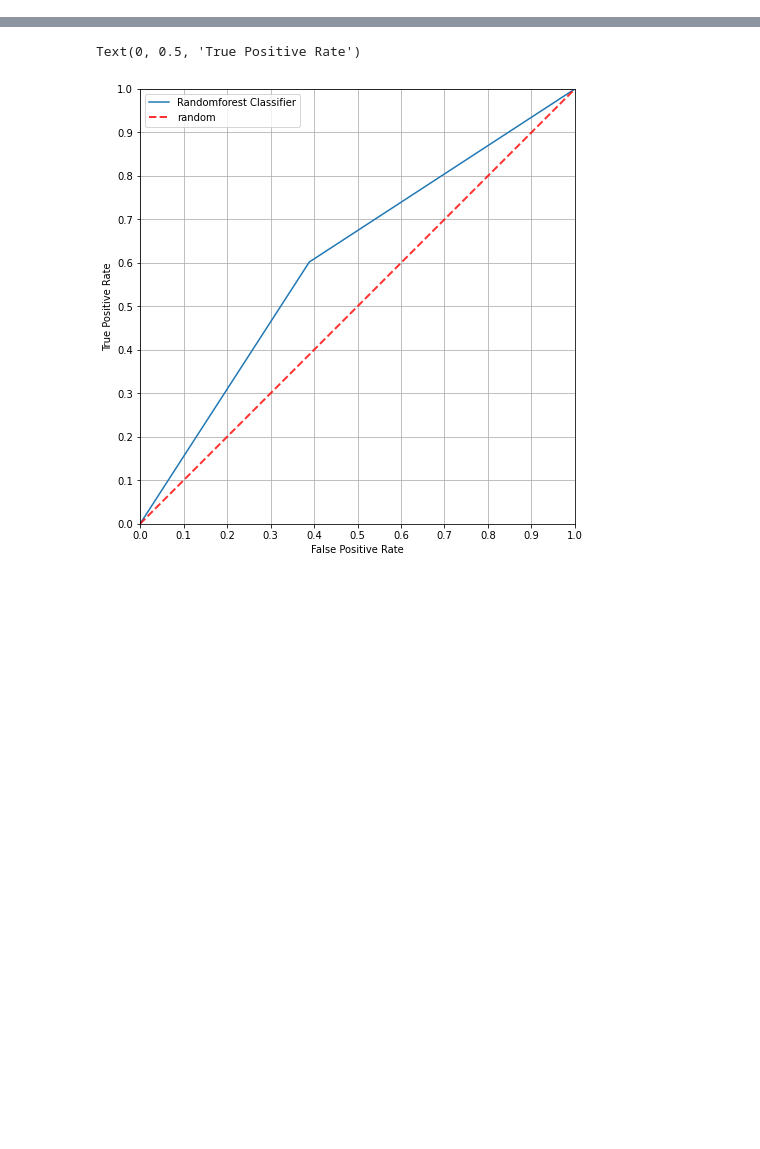
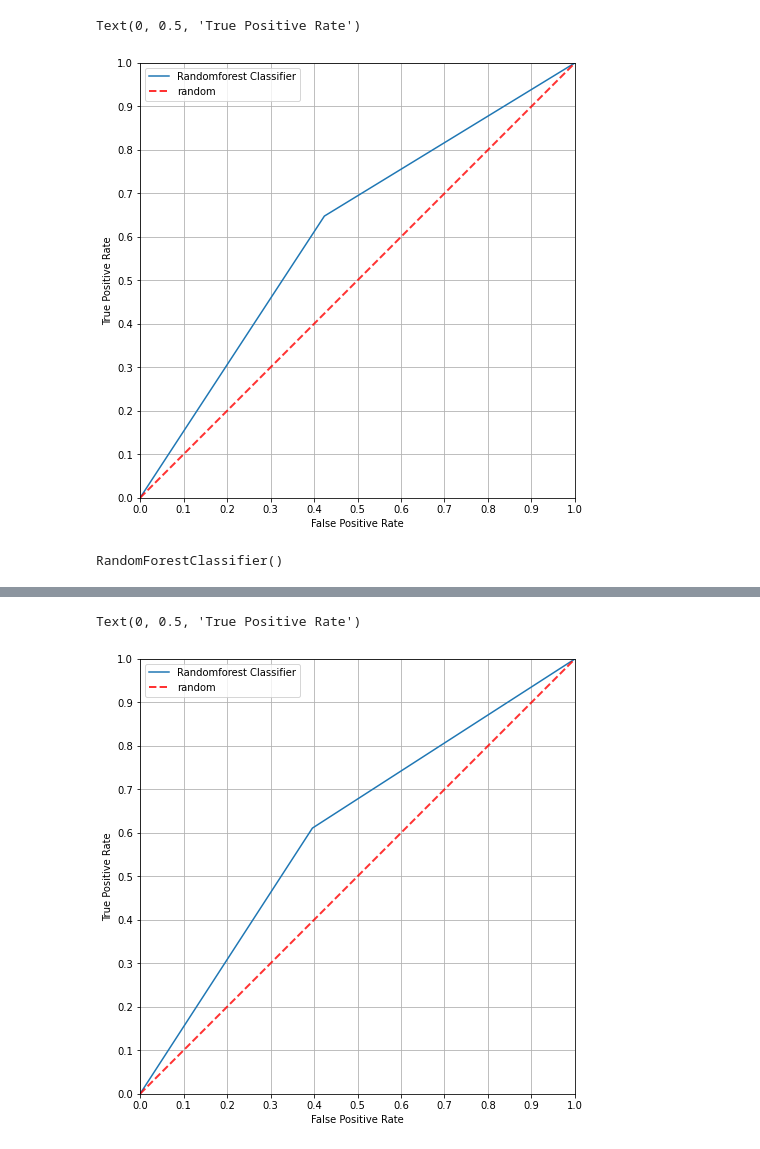
Before and after one commit to GuangyanCai/CS273A-Project, a Jupyter notebook: 273Aproject_undersampled_RandomForest.ipynb, the cells around one changed output, grey strips where cells are left out. Drawn from its saved outputs; the diff is of its cells as text; code cells hidden in the pictures; blank space fills up the shorter version.

```diff
--- a/273Aproject_undersampled_RandomForest.ipynb
+++ b/273Aproject_undersampled_RandomForest.ipynb
@@ -64,0 +148,23 @@ The best parameter: 191
+# %%
+##############
+# ROC Curve #
+#############
+from sklearn.metrics import roc_curve
+fpr, tpr, thresholds=roc_curve(y_test_setting1, y_pred)
+import matplotlib.pyplot as plt
+plt.figure(figsize=(8,8))
+plt.plot(fpr, tpr, label='Randomforest Classifier')
+plt.plot([0, 1], [0, 1], linestyle='--', lw=2, color='r',
+         label='random', alpha=.8)
+plt.xlim([0,1])
+plt.ylim([0,1])
+plt.xticks(np.arange(0,1.1,0.1))
+plt.yticks(np.arange(0,1.1,0.1))
+plt.grid()
+plt.legend()
+plt.axes().set_aspect('equal')
+plt.xlabel('False Positive Rate')
+plt.ylabel('True Positive Rate')
+# %% [output]
+Text(0, 0.5, 'True Positive Rate')
+[figure, added]
@@ -64,0 +181,5 @@ The best parameter: 191
+# %%
+clf = RandomForestClassifier()
+clf.fit(x_train_undersampled, y_train_undersampled)
+# %% [output]
+RandomForestClassifier()
```
Also changed, not shown: parts of 31 cells of this notebook.
